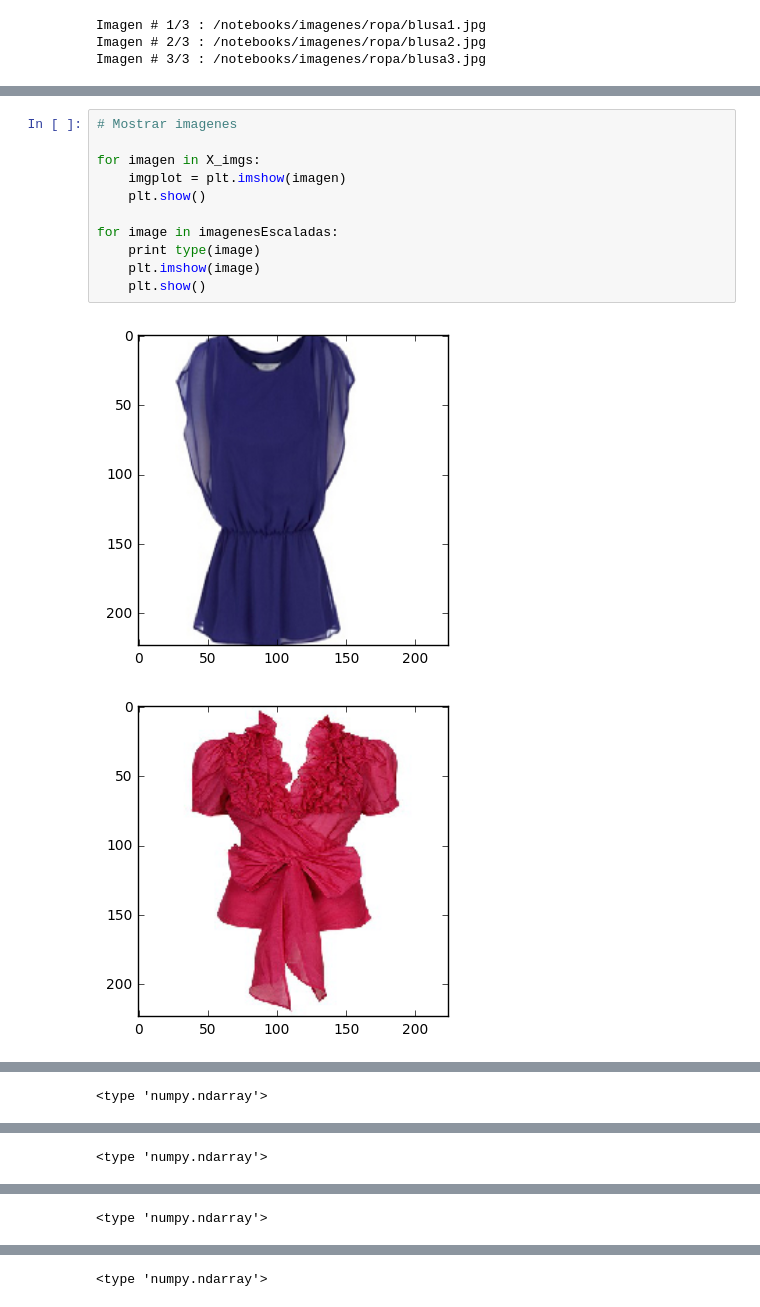
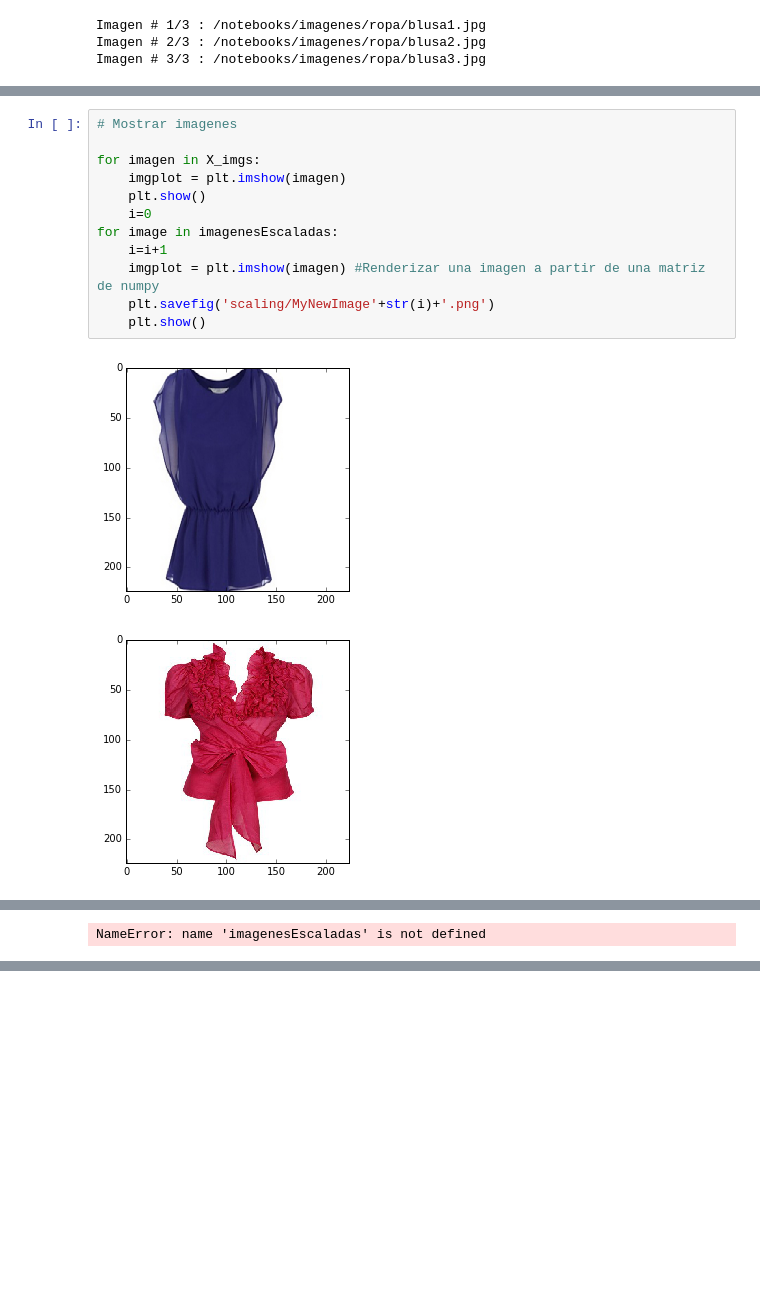
Before and after one commit to jorge190588/IA, a Jupyter notebook: TensorFlow con Docker/files/Examples/DataAugmentationTechniques/scaling.ipynb, the cells around one changed output, grey strips where cells are left out. Cells and saved outputs as stored; diff of their text form; blank space fills up the shorter version.

```diff
--- a/TensorFlow con Docker/files/Examples/DataAugmentationTechniques/scaling.ipynb
+++ b/TensorFlow con Docker/files/Examples/DataAugmentationTechniques/scaling.ipynb
@@ -152,14 +149,15 @@ recuadros[contador] [0.25 0.25 0.75 0.75]
 # %%
 # Mostrar imagenes
 
 for imagen in X_imgs:
     imgplot = plt.imshow(imagen)
     plt.show()
-
+    i=0
 for image in imagenesEscaladas:
-    print type(image)
-    plt.imshow(image)
+    i=i+1
+    imgplot = plt.imshow(imagen) #Renderizar una imagen a partir de una matriz de numpy
+    plt.savefig('scaling/MyNewImage'+str(i)+'.png')
     plt.show()
 # %% [output]
-[figure, old version]
+[figure, new version]
-[figure, old version]
+[figure, new version]
@@ -167 +165 @@ for image in imagenesEscaladas:
-<type 'numpy.ndarray'>
+NameError: name 'imagenesEscaladas' is not defined
@@ -169 +165,0 @@ for image in imagenesEscaladas:
-<type 'numpy.ndarray'>
@@ -171 +165,0 @@ for image in imagenesEscaladas:
-<type 'numpy.ndarray'>
@@ -173 +165,0 @@ for image in imagenesEscaladas:
-<type 'numpy.ndarray'>
```
Also changed, not shown: parts of 2 cells of this notebook, 49 other files.
